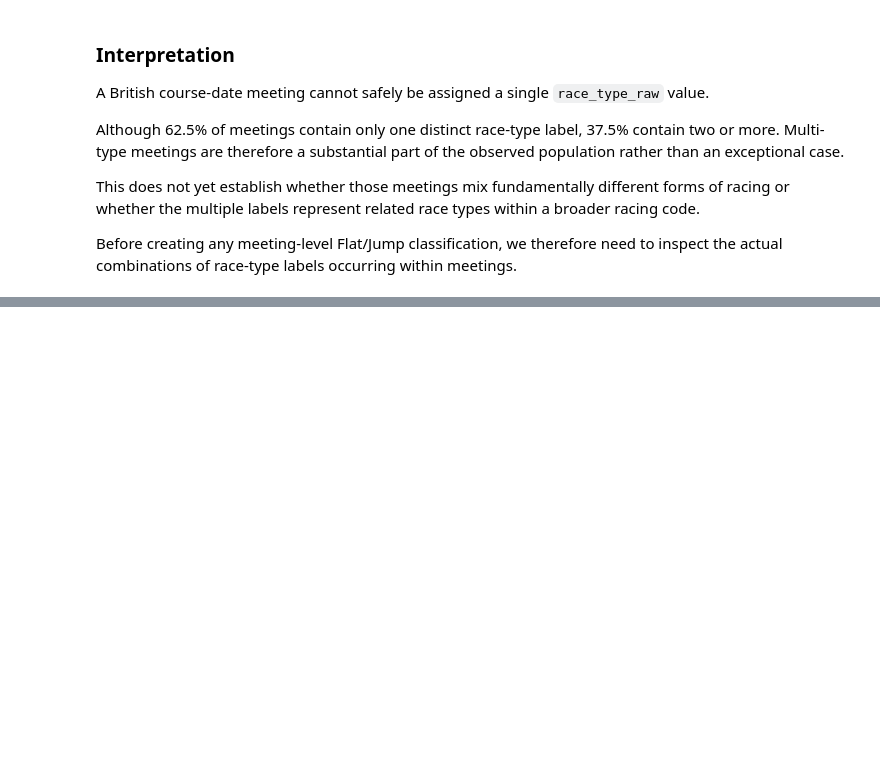
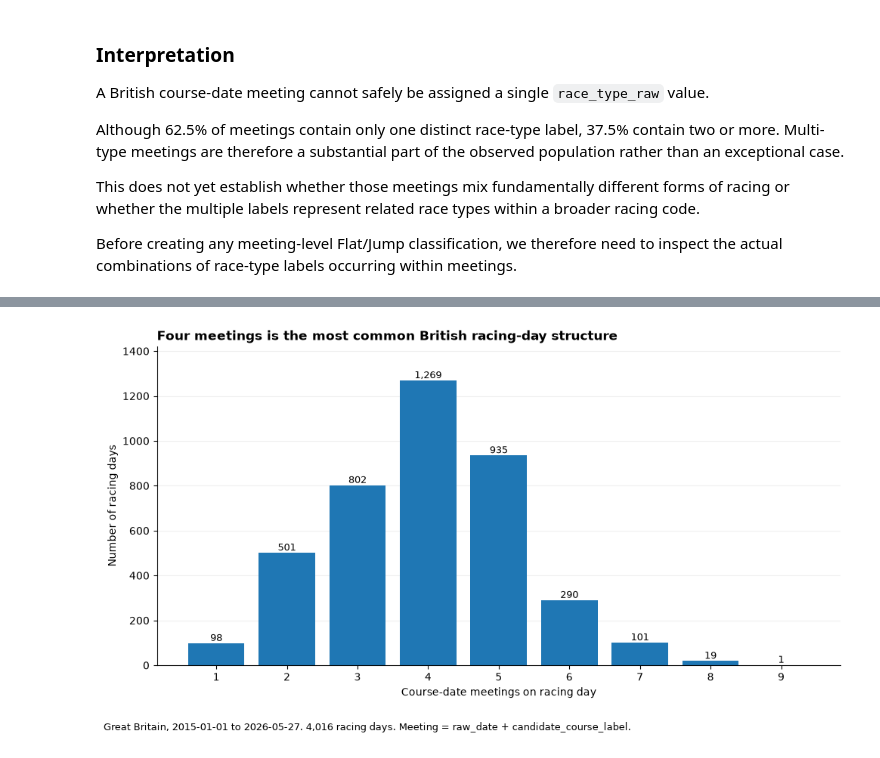
Before and after one commit to rjmac22/inside-rails-horse-racing, a Jupyter notebook: studies/jurisdictions/great_britain/01_governance_and_structure.ipynb, the cells around one changed output, grey strips where cells are left out. Drawn from its saved outputs; the diff is of its cells as text; code cells hidden in the pictures; blank space fills up the shorter version.

Commit message:
Complete GB governance and structure study analysis

```diff
--- a/studies/jurisdictions/great_britain/01_governance_and_structure.ipynb
+++ b/studies/jurisdictions/great_britain/01_governance_and_structure.ipynb
@@ -1876,0 +1934,59 @@ display(mixed_code_meetings)
+# %%
+import matplotlib.pyplot as plt
+
+
+fig, ax = plt.subplots(figsize=(10, 5.5))
+
+bars = ax.bar(
+    meetings_per_day_distribution["meetings_on_day"],
+    meetings_per_day_distribution["racing_days"],
+)
+
+ax.set_title(
+    "Four meetings is the most common British racing-day structure",
+    loc="left",
+    fontweight="bold",
+)
+ax.set_xlabel("Course-date meetings on racing day")
+ax.set_ylabel("Number of racing days")
+ax.set_xticks(meetings_per_day_distribution["meetings_on_day"])
+ax.set_ylim(
+    0,
+    meetings_per_day_distribution["racing_days"].max() * 1.12,
+)
+
+# Retain exact counts, including the very small upper tail.
+for bar, racing_days in zip(
+    bars,
+    meetings_per_day_distribution["racing_days"],
+):
+    ax.text(
+        bar.get_x() + bar.get_width() / 2,
+        bar.get_height(),
+        f"{racing_days:,}",
+        ha="center",
+        va="bottom",
+        fontsize=9,
+    )
+
+ax.spines["top"].set_visible(False)
+ax.spines["right"].set_visible(False)
+ax.grid(axis="y", alpha=0.2)
+ax.set_axisbelow(True)
+
+fig.text(
+    0.01,
+    0.01,
+    (
+        "Great Britain, 2015-01-01 to 2026-05-27. "
+        "4,016 racing days. "
+        "Meeting = raw_date + candidate_course_label."
+    ),
+    ha="left",
+    fontsize=9,
+)
+
+plt.tight_layout(rect=[0, 0.06, 1, 1])
+plt.show()
+# %% [output]
+[figure, added]
```
Also changed, not shown: parts of 36 cells of this notebook, 2 other files.
